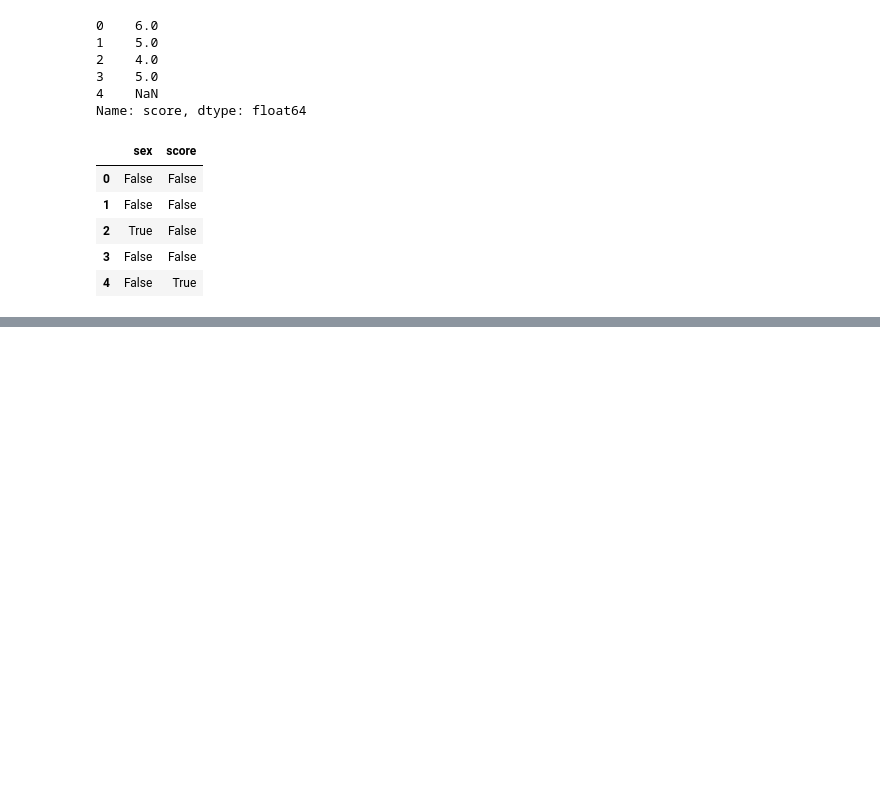
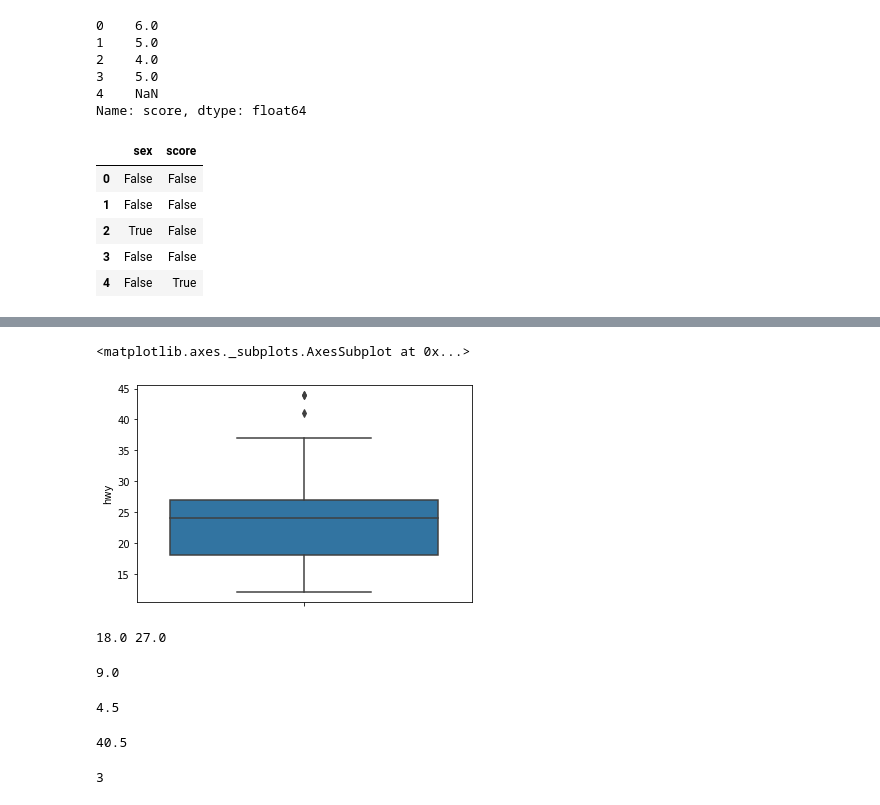
Before and after one commit to harryyang1982/doit_python, a Jupyter notebook: Chapter7.ipynb, the cells around one changed output, grey strips where cells are left out. Cells and saved outputs as stored; diff of their text form; code cells hidden in the pictures; blank space fills up the shorter version.

```diff
--- a/Chapter7.ipynb
+++ b/Chapter7.ipynb
@@ -35,0 +143,2 @@ pd.isna(df)
+# %%
+mpg = pd.read_csv('https://github.com/tidyverse/ggplot2/raw/main/data-raw/mpg.csv').rename(columns={'class':'category'})
@@ -35,0 +300,12 @@ pd.isna(df)
+# %%
+import seaborn as sns
+sns.boxplot(y = 'hwy', data = mpg)
+# %% [output]
+<matplotlib.axes._subplots.AxesSubplot at 0x...>
+[figure, added]
+# %%
+pct25 = mpg['hwy'].quantile(.25)
+pct75 = mpg['hwy'].quantile(.75)
+print(pct25, pct75)
+# %% [output]
+18.0 27.0
@@ -35,0 +314,12 @@ pd.isna(df)
+# %%
+iqr
+# %% [output]
+9.0
+# %%
+pct25 - 1.5 * iqr
+# %% [output]
+4.5
+# %%
+pct75 + 1.5 * iqr
+# %% [output]
+40.5
@@ -35,0 +329,4 @@ pd.isna(df)
+# %%
+mpg['hwy'].isna().sum()
+# %% [output]
+3
```
Also changed, not shown: parts of 49 cells of this notebook.
